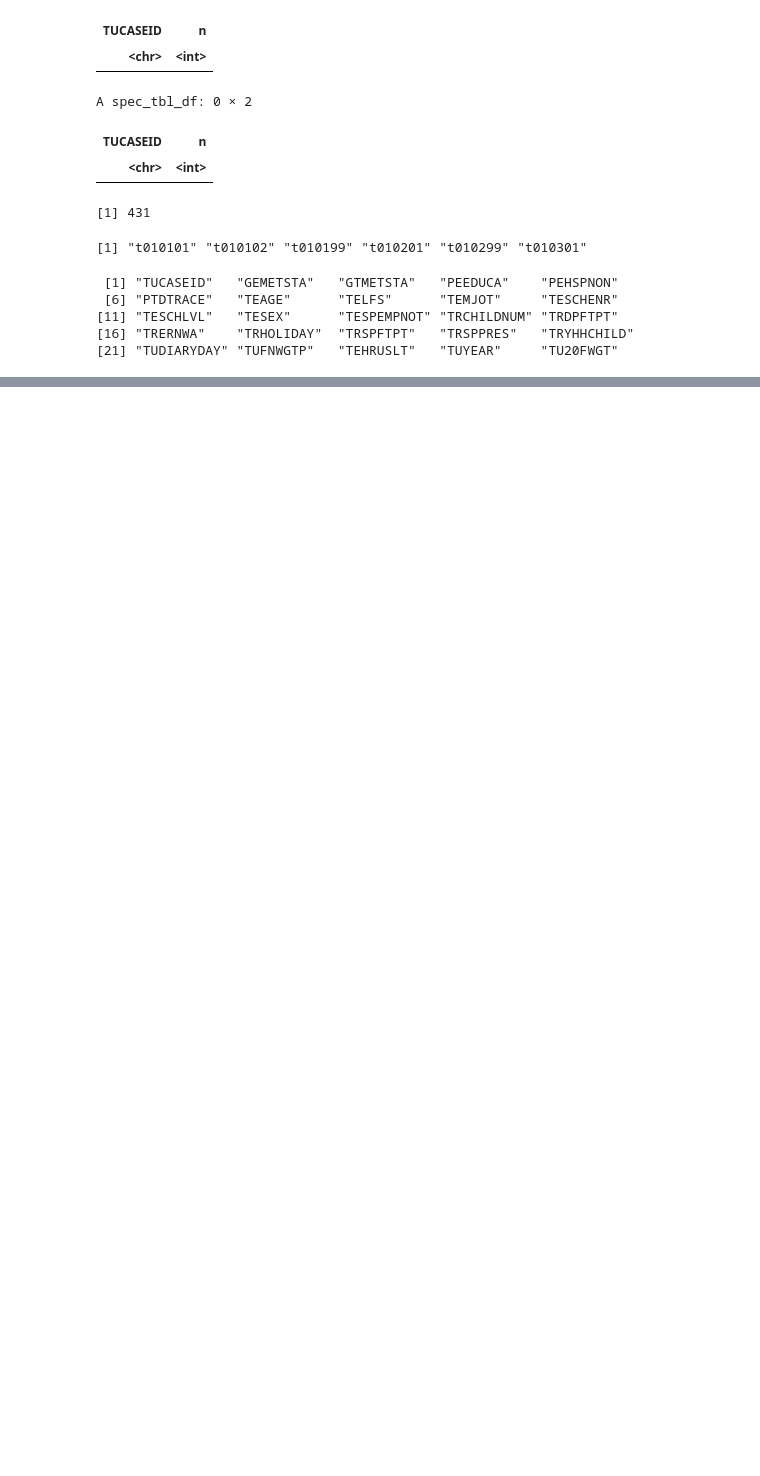
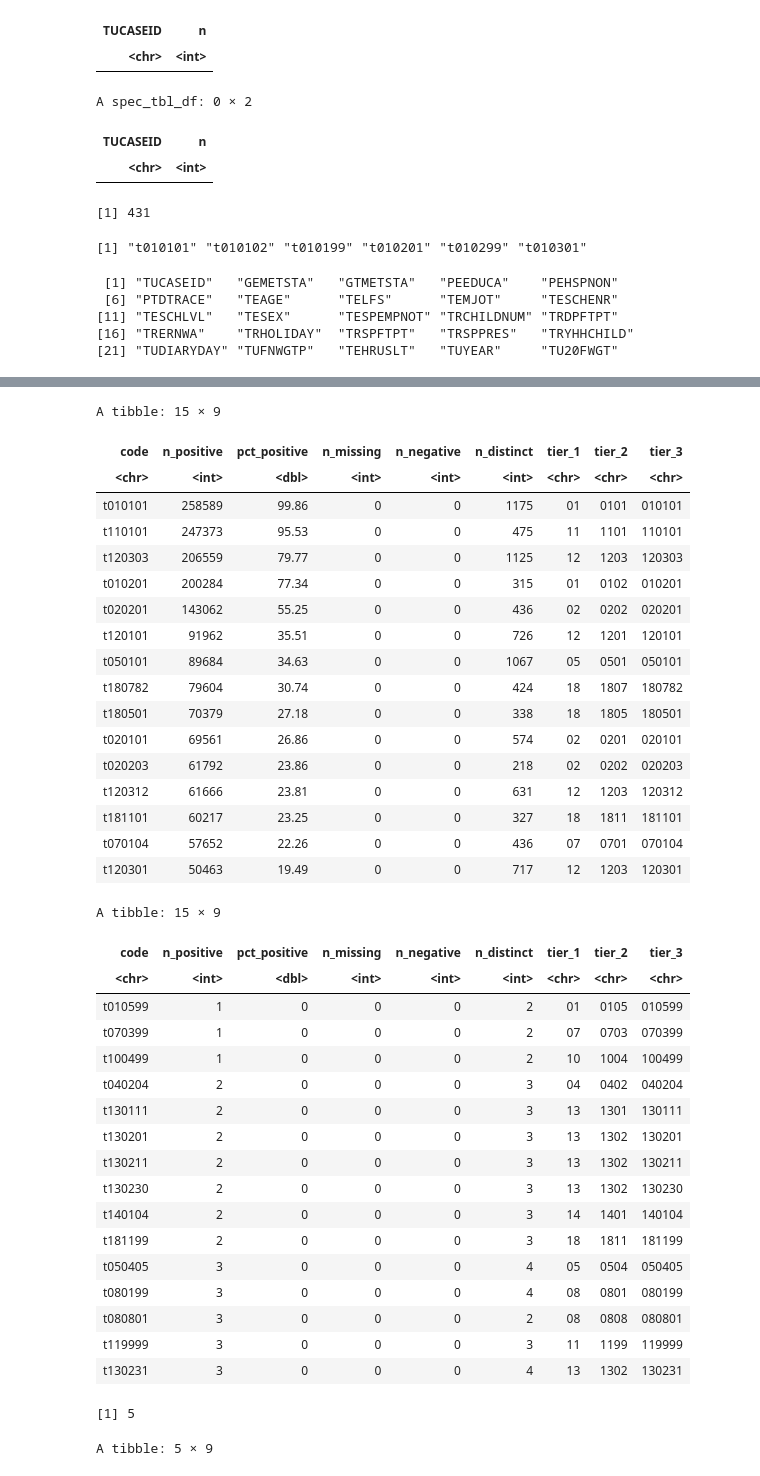
Before and after one commit to MaxCTaylor/DataViz-Visual-Narative, a Jupyter notebook: Analysis/explore_atus.ipynb, the cells around one changed output, grey strips where cells are left out. Drawn from its saved outputs; the diff is of its cells as text; code cells hidden in the pictures; blank space fills up the shorter version.

```diff
--- a/Analysis/explore_atus.ipynb
+++ b/Analysis/explore_atus.ipynb
@@ -232,0 +324,77 @@ A spec_tbl_df: 7 × 2
+# %%
+# Activity variable profiles
+
+# table describing the structure of data
+activity_profile <- map_dfr(activity_columns, function(code) {
+  x <- atus_full[[code]]
+
+  tibble(
+    code = code,
+    # number of respondents with positive minutes for activity
+    n_positive = sum(x > 0, na.rm = TRUE),
+    # Percentage of respondents with nonmissing values who recorded positive minutes
+    pct_positive = round(mean(x > 0, na.rm = TRUE) * 100, 2),
+    n_missing = sum(is.na(x)),
+    # for respondent variables: -1 = blank, -2 = Don't know, -3 = Refused
+    n_negative = sum(x < 0, na.rm = TRUE),
+    n_distinct = n_distinct(x)
+  )
+})
+
+# Combine with activity hierarchy
+activity_profile <- activity_profile |>
+  left_join(activity_inventory, by = "code")
+
+# Most frequently recorded activities
+activity_profile |>
+  arrange(desc(n_positive)) |>
+  head(15)
+
+# Least frequently recorded activities
+activity_profile |>
+  filter(n_positive > 0) |>
+  arrange(n_positive) |>
+  head(15)
+
+# How many codes have no positive observations?
+sum(activity_profile$n_positive == 0) #5
+activity_profile |> filter(n_positive == 0)
+# %% [output]
+A tibble: 15 × 9
+| code | n_positive | pct_positive | n_missing | n_negative | n_distinct | tier_1 | tier_2 | tier_3 |
+| <chr> | <int> | <dbl> | <int> | <int> | <int> | <chr> | <chr> | <chr> |
+| t010101 | 258589 | 99.86 | 0 | 0 | 1175 | 01 | 0101 | 010101 |
+| t110101 | 247373 | 95.53 | 0 | 0 | 475 | 11 | 1101 | 110101 |
+| t120303 | 206559 | 79.77 | 0 | 0 | 1125 | 12 | 1203 | 120303 |
+| t010201 | 200284 | 77.34 | 0 | 0 | 315 | 01 | 0102 | 010201 |
+| t020201 | 143062 | 55.25 | 0 | 0 | 436 | 02 | 0202 | 020201 |
+| t120101 | 91962 | 35.51 | 0 | 0 | 726 | 12 | 1201 | 120101 |
+| t050101 | 89684 | 34.63 | 0 | 0 | 1067 | 05 | 0501 | 050101 |
+| t180782 | 79604 | 30.74 | 0 | 0 | 424 | 18 | 1807 | 180782 |
+| t180501 | 70379 | 27.18 | 0 | 0 | 338 | 18 | 1805 | 180501 |
+| t020101 | 69561 | 26.86 | 0 | 0 | 574 | 02 | 0201 | 020101 |
+| t020203 | 61792 | 23.86 | 0 | 0 | 218 | 02 | 0202 | 020203 |
+| t120312 | 61666 | 23.81 | 0 | 0 | 631 | 12 | 1203 | 120312 |
+| t181101 | 60217 | 23.25 | 0 | 0 | 327 | 18 | 1811 | 181101 |
+| t070104 | 57652 | 22.26 | 0 | 0 | 436 | 07 | 0701 | 070104 |
+| t120301 | 50463 | 19.49 | 0 | 0 | 717 | 12 | 1203 | 120301 |
+A tibble: 15 × 9
+| code | n_positive | pct_positive | n_missing | n_negative | n_distinct | tier_1 | tier_2 | tier_3 |
+| <chr> | <int> | <dbl> | <int> | <int> | <int> | <chr> | <chr> | <chr> |
+| t010599 | 1 | 0 | 0 | 0 | 2 | 01 | 0105 | 010599 |
+| t070399 | 1 | 0 | 0 | 0 | 2 | 07 | 0703 | 070399 |
+| t100499 | 1 | 0 | 0 | 0 | 2 | 10 | 1004 | 100499 |
+| t040204 | 2 | 0 | 0 | 0 | 3 | 04 | 0402 | 040204 |
+| t130111 | 2 | 0 | 0 | 0 | 3 | 13 | 1301 | 130111 |
+| t130201 | 2 | 0 | 0 | 0 | 3 | 13 | 1302 | 130201 |
+| t130211 | 2 | 0 | 0 | 0 | 3 | 13 | 1302 | 130211 |
+| t130230 | 2 | 0 | 0 | 0 | 3 | 13 | 1302 | 130230 |
+| t140104 | 2 | 0 | 0 | 0 | 3 | 14 | 1401 | 140104 |
+| t181199 | 2 | 0 | 0 | 0 | 3 | 18 | 1811 | 181199 |
+| t050405 | 3 | 0 | 0 | 0 | 4 | 05 | 0504 | 050405 |
+| t080199 | 3 | 0 | 0 | 0 | 4 | 08 | 0801 | 080199 |
+| t080801 | 3 | 0 | 0 | 0 | 2 | 08 | 0808 | 080801 |
+| t119999 | 3 | 0 | 0 | 0 | 3 | 11 | 1199 | 119999 |
+| t130231 | 3 | 0 | 0 | 0 | 4 | 13 | 1302 | 130231 |
+[1] 5
+A tibble: 5 × 9
```
Also changed, not shown: parts of 12 cells of this notebook, 7 other files.
